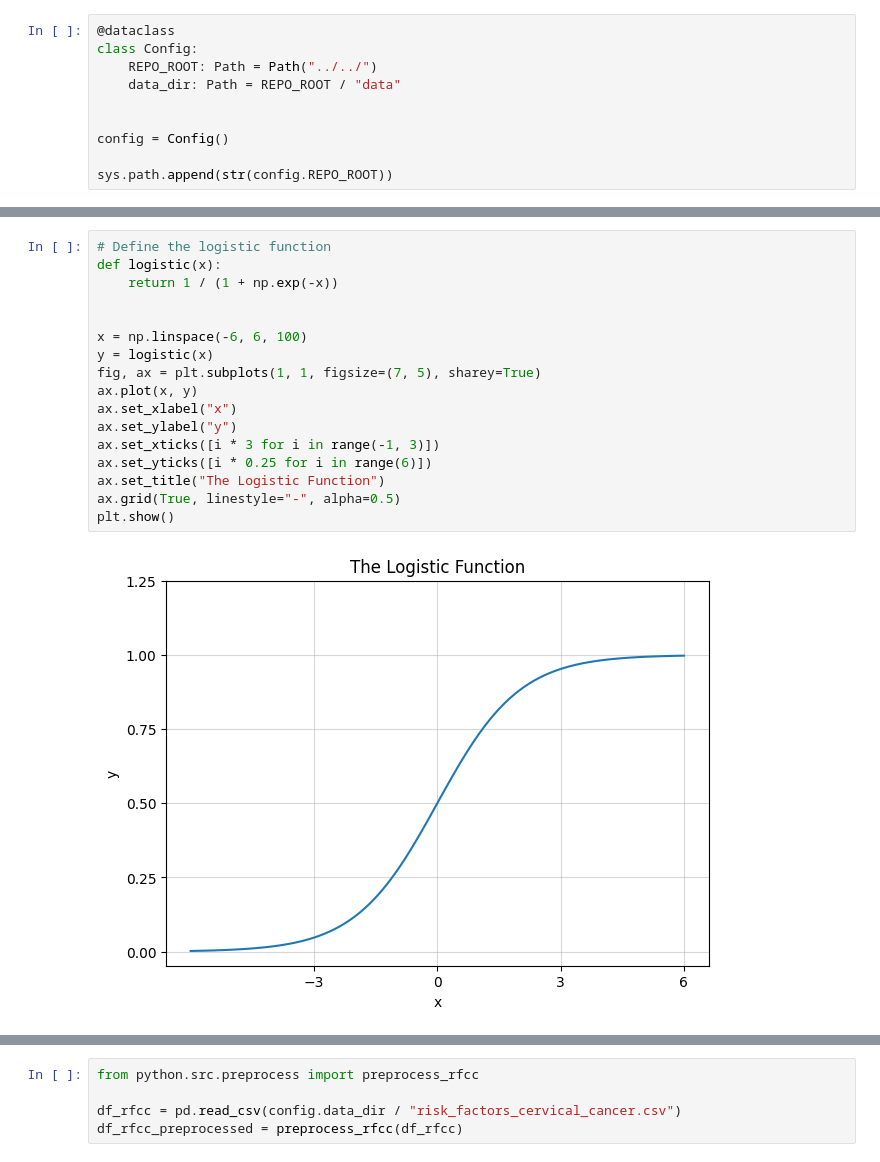
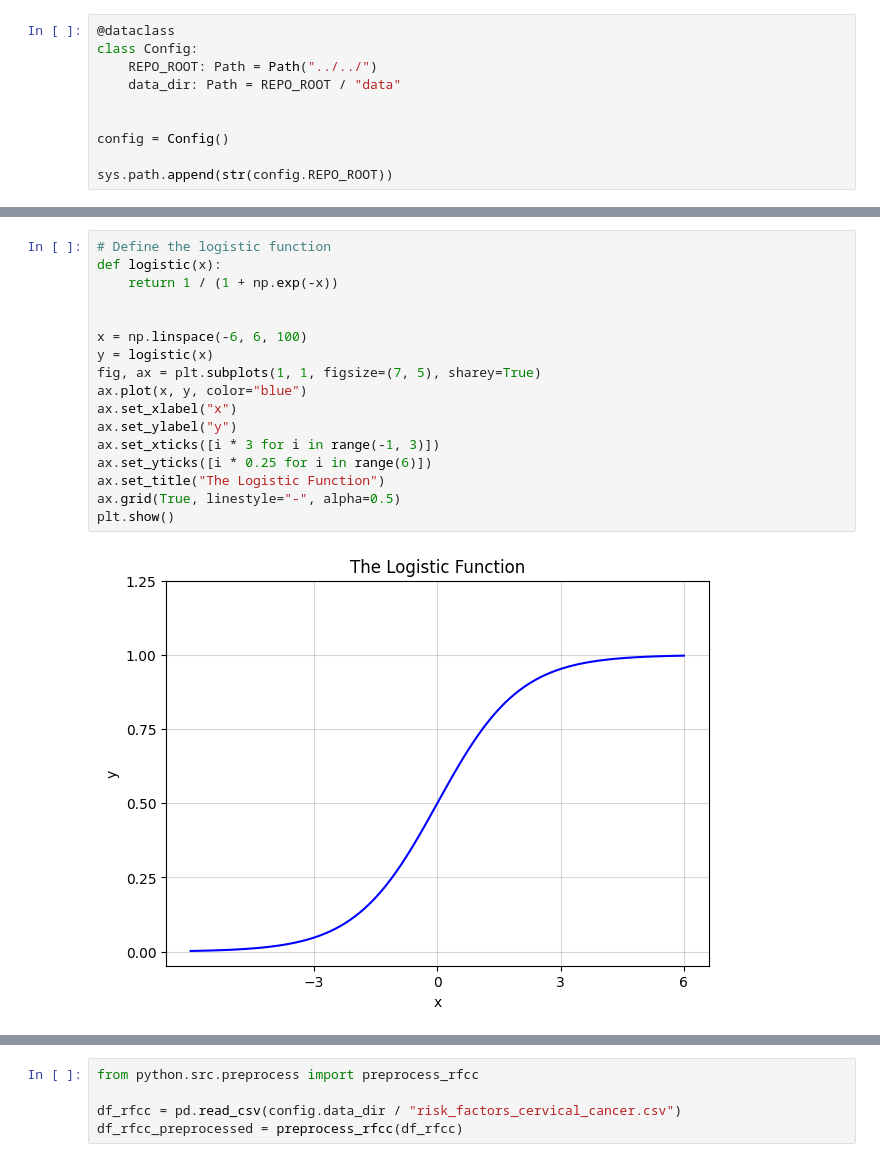
Before and after one commit to shimkoji/Interpretable-machine-learning-by-python, a Jupyter notebook: python/notebook/5.2 Logistic Regression.ipynb, the cells around one changed output, grey strips where cells are left out. Drawn from its saved outputs; the diff is of its cells as text.

```diff
--- a/python/notebook/5.2 Logistic Regression.ipynb
+++ b/python/notebook/5.2 Logistic Regression.ipynb
@@ -72,22 +72,22 @@ plt.show()
 # %%
 # Define the logistic function
 def logistic(x):
     return 1 / (1 + np.exp(-x))
 
 
 x = np.linspace(-6, 6, 100)
 y = logistic(x)
 fig, ax = plt.subplots(1, 1, figsize=(7, 5), sharey=True)
-ax.plot(x, y)
+ax.plot(x, y, color="blue")
 ax.set_xlabel("x")
 ax.set_ylabel("y")
 ax.set_xticks([i * 3 for i in range(-1, 3)])
 ax.set_yticks([i * 0.25 for i in range(6)])
 ax.set_title("The Logistic Function")
 ax.grid(True, linestyle="-", alpha=0.5)
 plt.show()
 # %% [output]
-[figure, old version]
+[figure, new version]
 # %%
 # TODO
 # レイアウト合わせる
```
Also changed, not shown: parts of 3 cells of this notebook, 1 other file.
